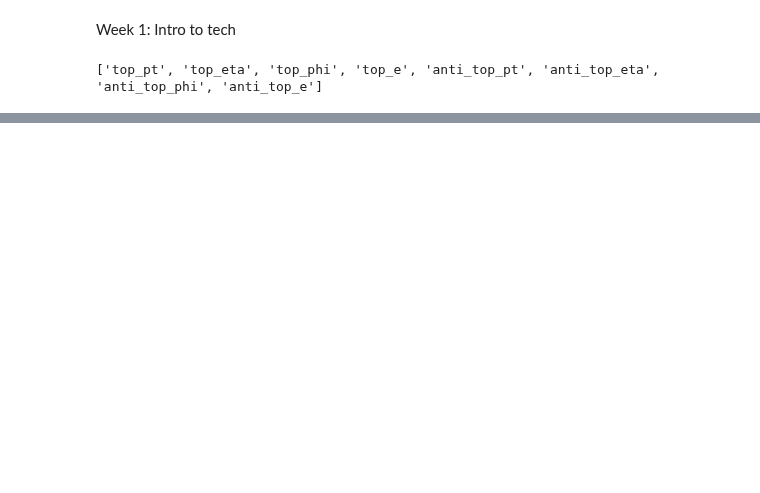
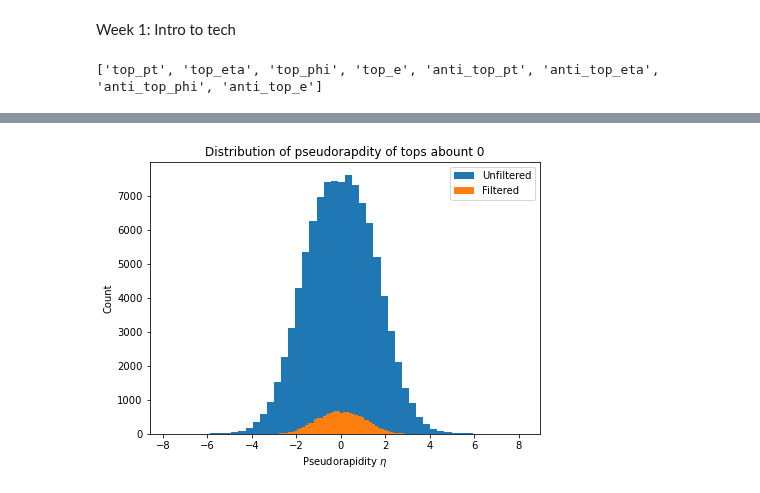
Before and after one commit to archiebrooks02/MPHYS-4Top, a Jupyter notebook: week_1.ipynb, the cells around one changed output, grey strips where cells are left out. Drawn from its saved outputs; the diff is of its cells as text; code cells hidden in the pictures; blank space fills up the shorter version.

```diff
--- a/week_1.ipynb
+++ b/week_1.ipynb
@@ -45,0 +77,11 @@ plt.show()
+# %%
+plt.figure(figsize=(7,5))
+plt.hist(split_top_eta, bins=50, label = 'Unfiltered')
+plt.hist(split_filtered_top_eta, bins=50, label = 'Filtered')
+plt.title("Distribution of pseudorapdity of tops abount 0")
+plt.xlabel(r"Pseudorapidity $\eta$")
+plt.ylabel("Count")
+plt.legend()
+plt.show()
+# %% [output]
+[figure, added]
```
Also changed, not shown: parts of 8 cells of this notebook.
